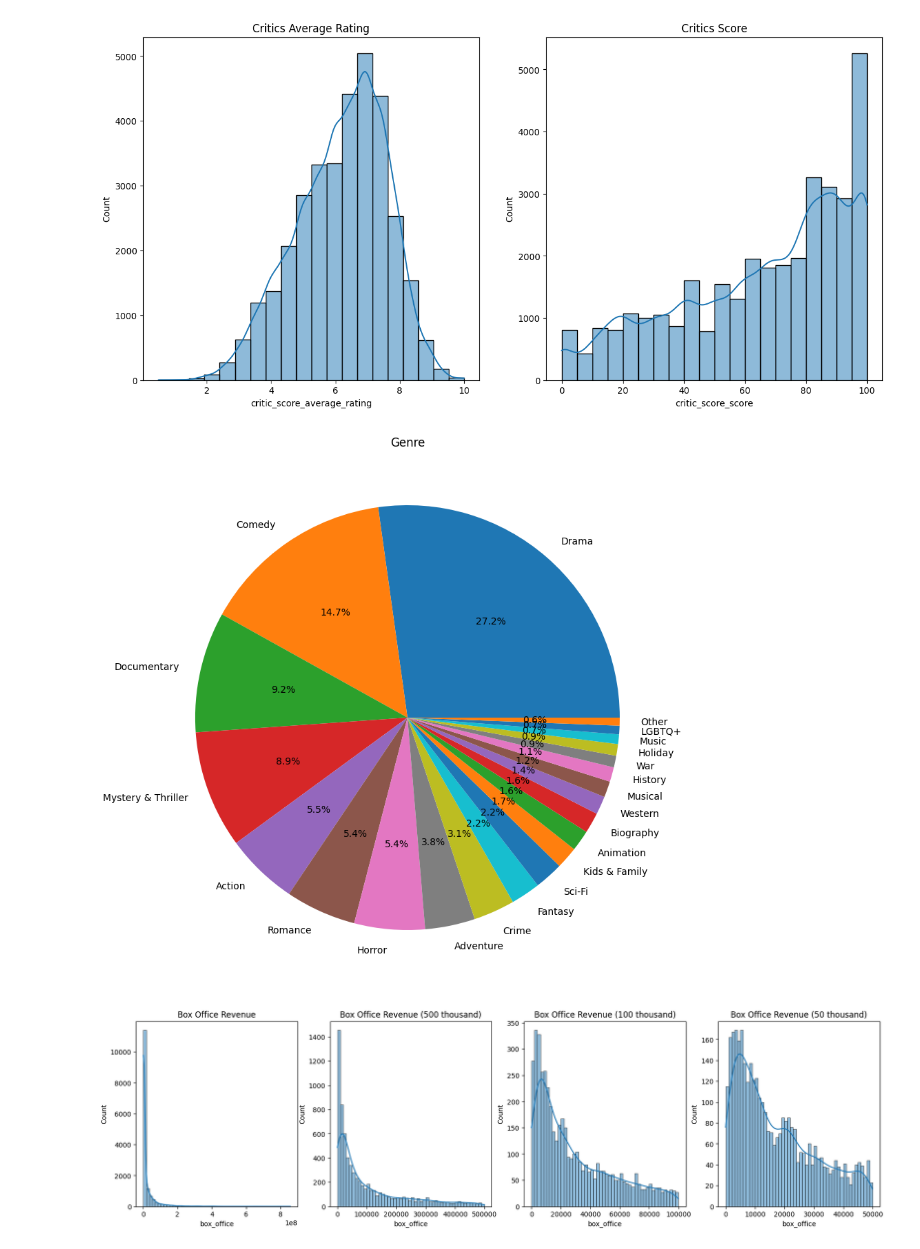
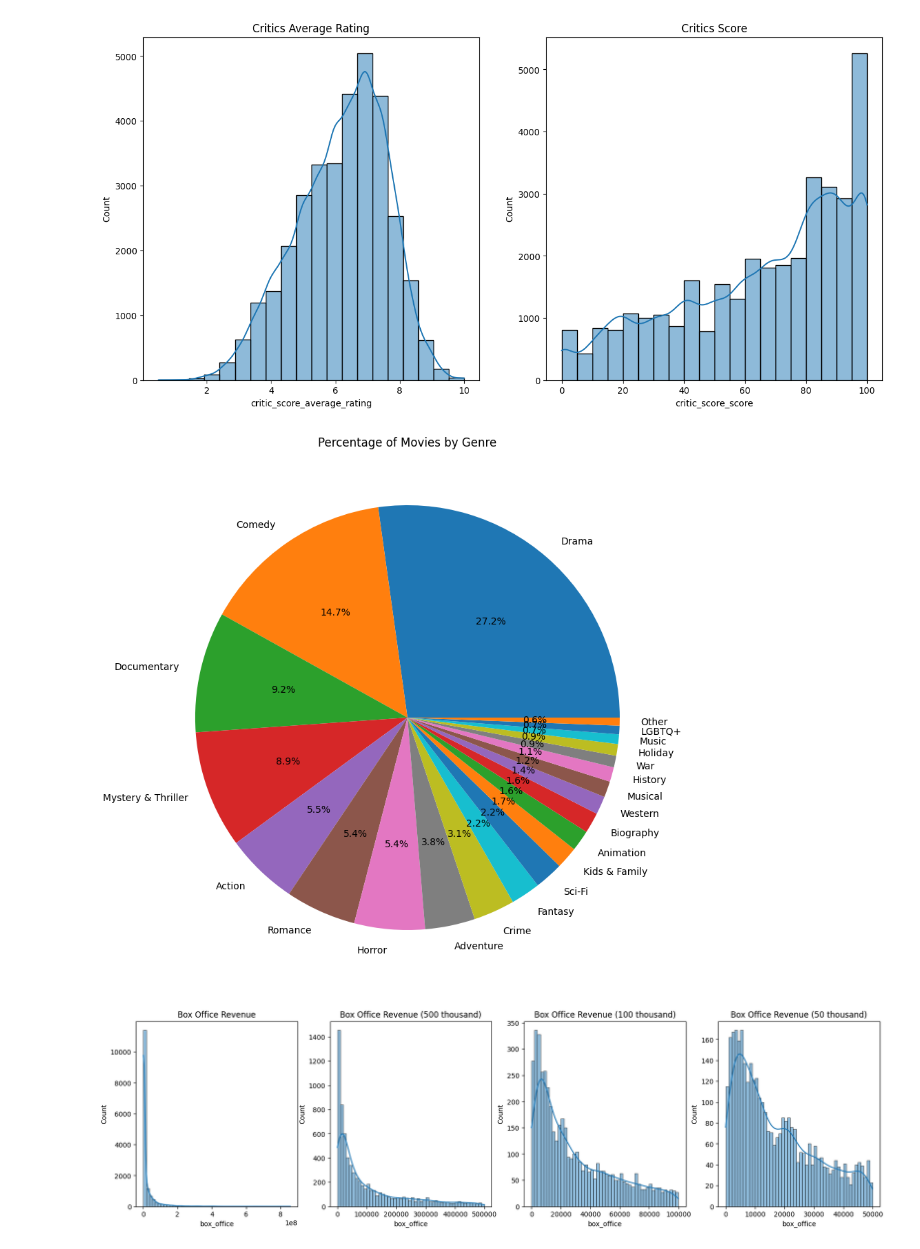
Before and after one commit to eric-minassian/rotten-tomatoes-scraper, a Jupyter notebook: main.ipynb, the cells around one changed output. Saved outputs shown, nothing was run; the diff lists cells and outputs as text; code cells hidden in the pictures.

```diff
--- a/main.ipynb
+++ b/main.ipynb
@@ -170,28 +170,28 @@ plt.show()
 # %%
 # Distribution of Genre (Pie Chart)
 # genre is a JSON object, we need to convert it to a list
 # and then explode it to get the count of each genre
 def json_to_list(x: str) -> list:
     try:
         return json.loads(x.replace("'", "\""))
     except:
         return []
 
 df["genre"] = df["genre"].apply(json_to_list)
 genre = df.explode("genre")["genre"].value_counts()
 
 # Combine less frequent genres into "Other"
 threshold = 1_000
 other = genre[genre < threshold].sum()
 genre = genre[genre >= threshold]
 genre["Other"] = other
 
 plt.figure(figsize=(10, 10))
 plt.pie(genre, labels=genre.index, autopct="%1.1f%%")
-plt.title("Genre")
+plt.title("Percentage of Movies by Genre")
 plt.show()
 # %% [output]
-[figure, old version]
+[figure, new version]
 # %%
 # Categorize of Box Office Revenue
 fig, ax = plt.subplots(1, 4, figsize=(20, 5))
```
Also changed, not shown: parts of 6 cells of this notebook.
